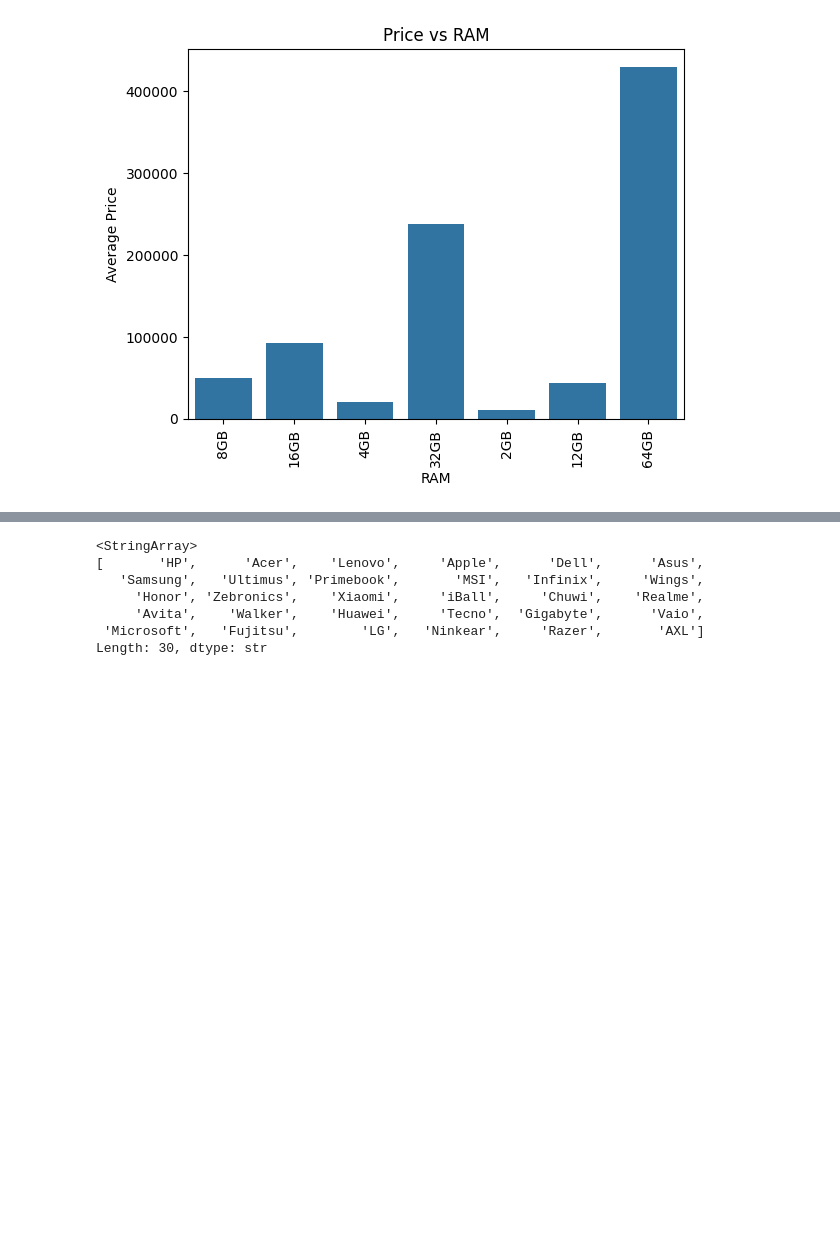
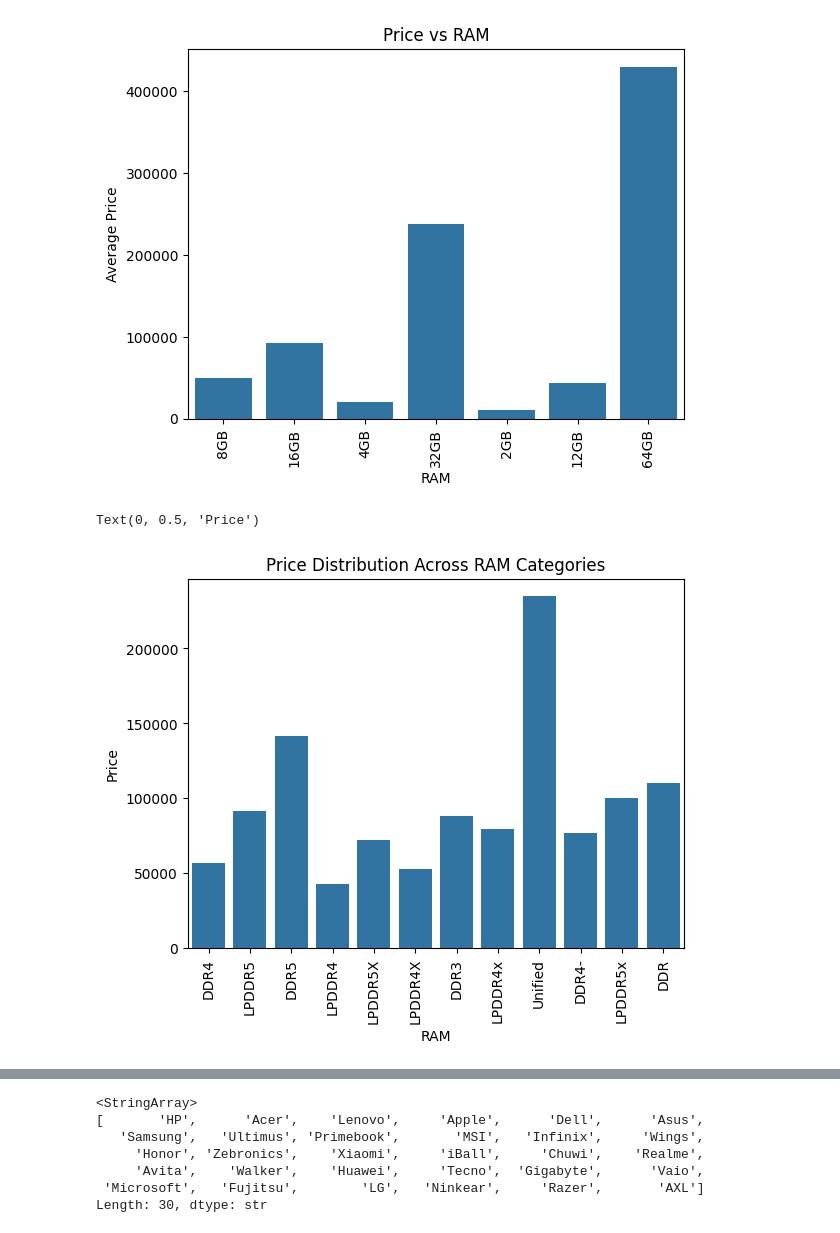
Before and after one commit to Ritika-Gauttam/Laptop_Price_Prediction, a Jupyter notebook: laptop_price_prediction.ipynb, the cells around one changed output, grey strips where cells are left out. Saved outputs shown, nothing was run; the diff lists cells and outputs as text; code cells hidden in the pictures; blank space fills up the shorter version.

```diff
--- a/laptop_price_prediction.ipynb
+++ b/laptop_price_prediction.ipynb
@@ -129,3 +138,12 @@ plt.xticks(rotation = 90)
 plt.show()
 # %% [output]
 [figure]
+# %%
+sns.barplot(x='Ram_type', y='price', data=df,errorbar=None)
+plt.xticks(rotation = 90)
+plt.title('Price Distribution Across RAM Categories')
+plt.xlabel('RAM')
+plt.ylabel('Price')
+# %% [output]
+Text(0, 0.5, 'Price')
+[figure, added]
```
Also changed, not shown: parts of 10 cells of this notebook.
